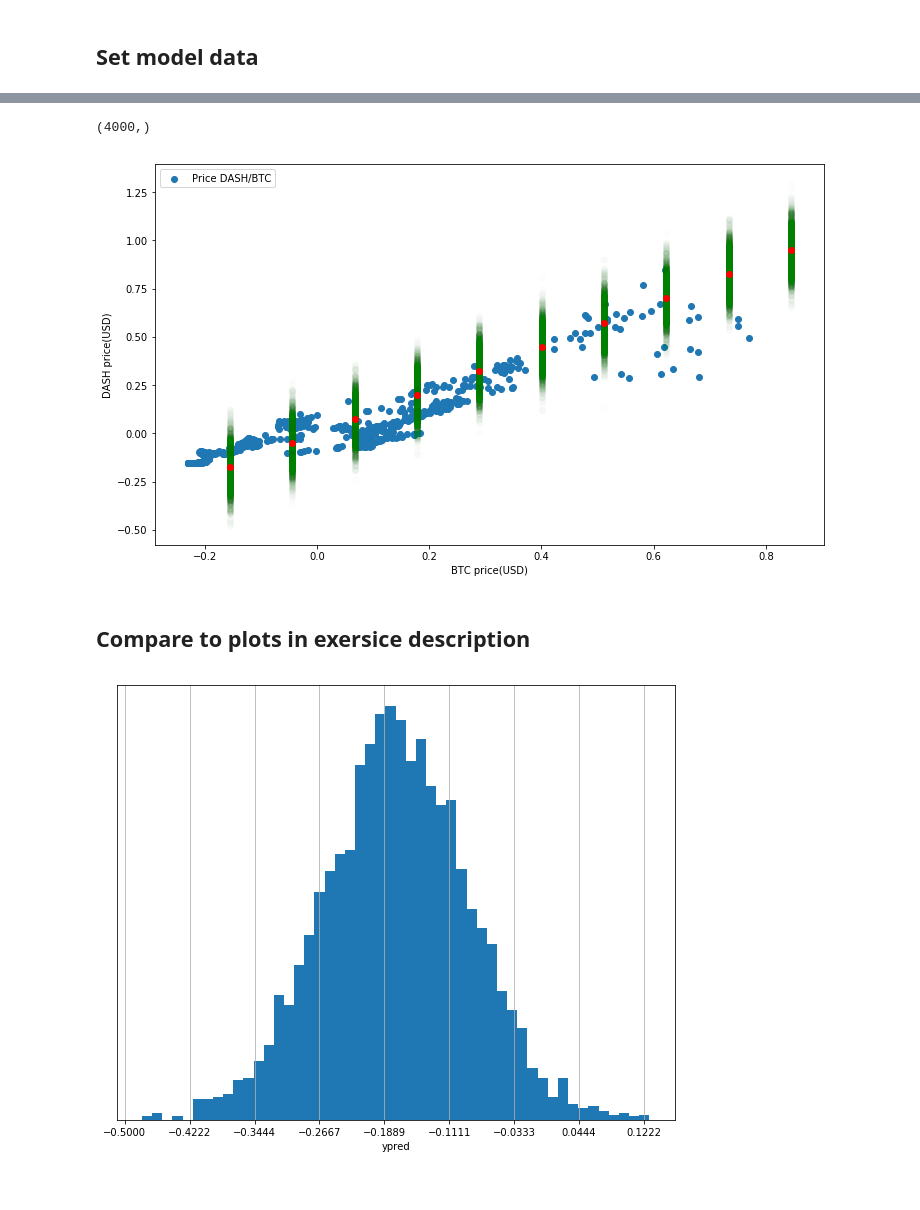
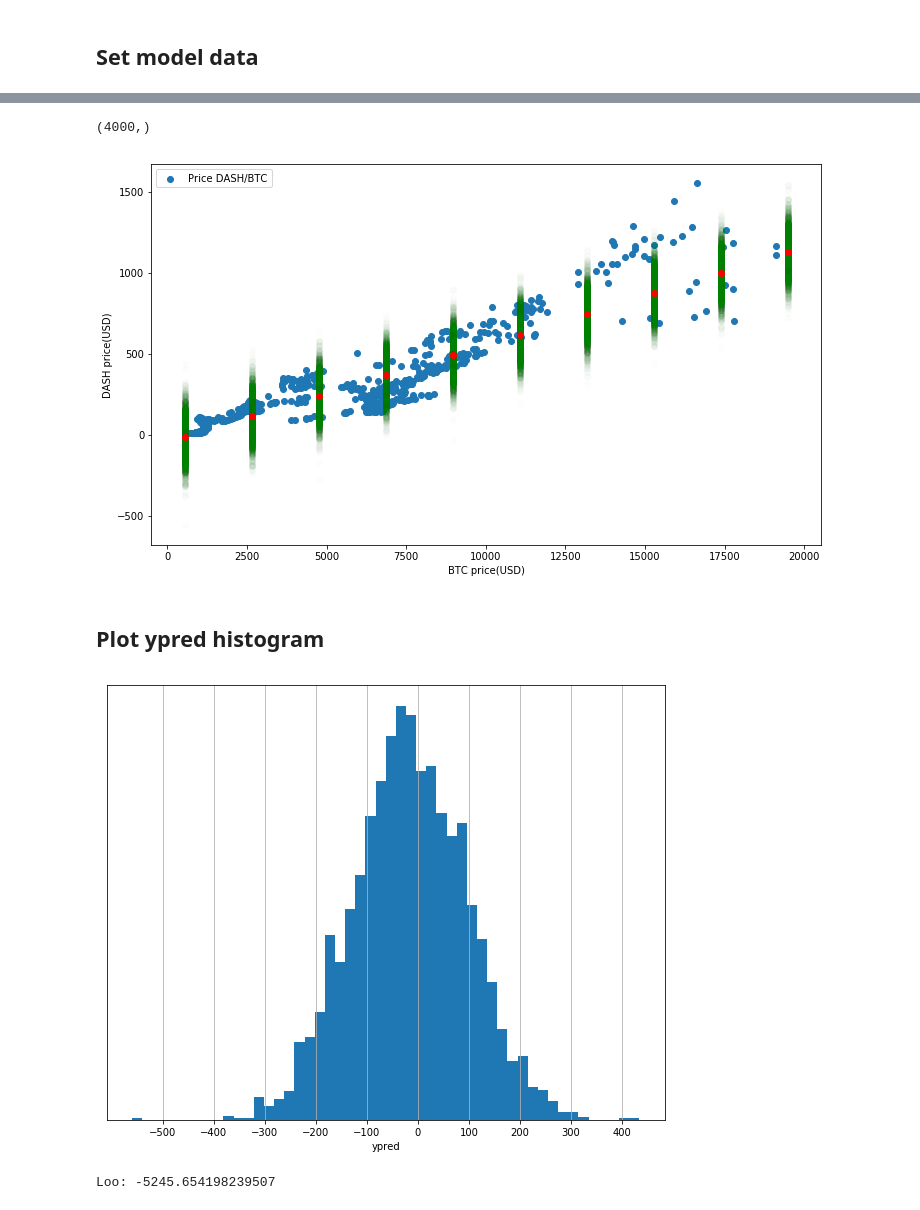
Before and after one commit to cell2749/BDA_Project, a Jupyter notebook: prediction/Predicting BTC from dash.ipynb, the cells around one changed output, grey strips where cells are left out. Cells and saved outputs as stored; diff of their text form; code cells hidden in the pictures.

```diff
--- a/prediction/Predicting BTC from dash.ipynb
+++ b/prediction/Predicting BTC from dash.ipynb
@@ -24,7 +24,7 @@ Initialize data
 # %%
 data = pd.read_csv('/home/jonatan/projects/school/BDA_Project/data/selected/combined.csv', delimiter=",")
 data = data[['BTC price(USD)', 'DASH price(USD)']]
-data = (data - data.mean()) / (data.max() - data.min())
+#data = (data - data.mean()) / (data.max() - data.min())
 print(data)
 # %% [output]
      BTC price(USD)  DASH price(USD)
@@ -47,8 +47,8 @@ print(data)
 # %%
 n = data.shape[0]
 m = 10
-x = data[['DASH price(USD)']].values.flatten()[0:n]
-y = data[['BTC price(USD)']].values.flatten()[0:n]
-p = np.linspace(data[['DASH price(USD)']].min(), data[['DASH price(USD)']].max(), m)
+x = data[['BTC price(USD)']].values.flatten()[0:n]
+y = data[['DASH price(USD)']].values.flatten()[0:n]
+p = np.linspace(data[['BTC price(USD)']].min(), data[['BTC price(USD)']].max(), m)
 print(p)
 # %% [output]
@@ -128,21 +129,21 @@ plt.legend(loc='best')
 plt.show()
 # %% [output]
 (4000,)
-[figure, old version]
+[figure, new version]
-# %% [markdown]
-## Compare to plots in exersice description
+# %% [markdown]
+## Plot ypred histogram
 # %%
 # plot beat histogram
 fig, ax = plt.subplots(1, 1, figsize=(10,8))
 
 # plot post pred histogram
 ax.set_xlabel('ypred')
 ax.set_ylabel('')
 ax.set_yticks([])
-ax.set_xticks(np.linspace(-0.5, 0.2, 10))
+ax.set_xticks(np.linspace(-500, 400, 10))
 ax.grid(axis='x')
 s = pd.Series(preds[0])
 ax.hist(s, bins=50)
 plt.show()
 # %% [output]
-[figure, old version]
+[figure, new version]
@@ -148,0 +152,6 @@ plt.show()
+# %%
+loglik = samples1['log_lik']
+loo1, loos, ks = psisloo(loglik)
+print("Loo: {}".format(loo1))
+# %% [output]
+Loo: -5245.654198239507
```
Also changed, not shown: parts of 7 cells of this notebook, 5 other files.
